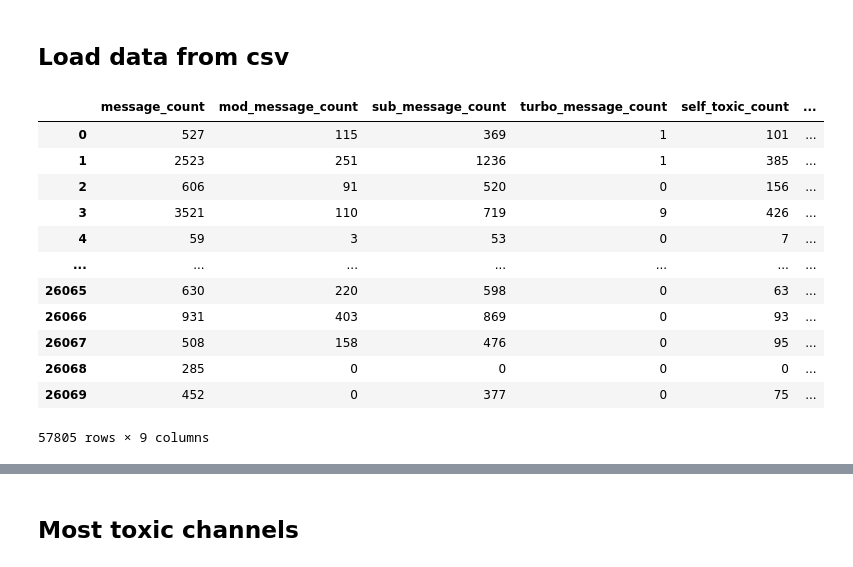
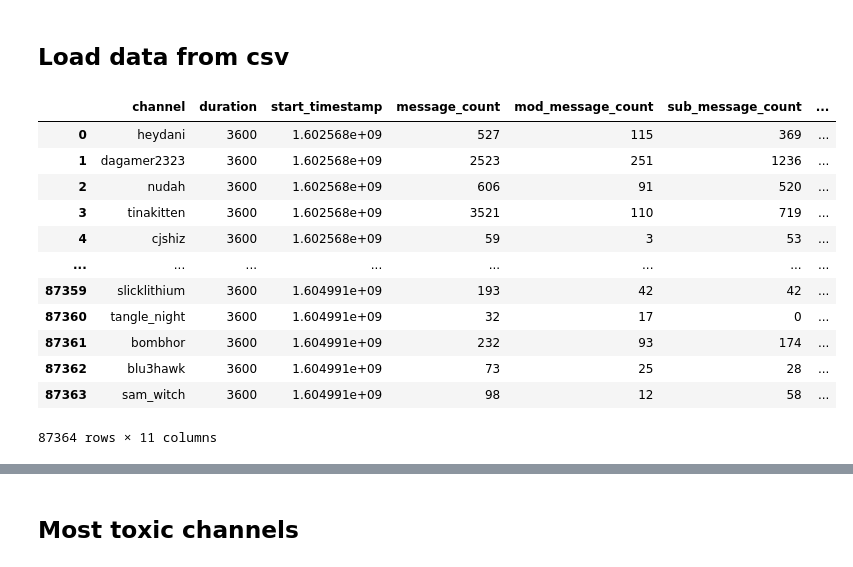
Before and after one commit to goatgoose/twitch_reader, a Jupyter notebook: notebook.ipynb, the cells around one changed output, grey strips where cells are left out. Drawn from its saved outputs; the diff is of its cells as text; code cells hidden in the pictures.

```diff
--- a/notebook.ipynb
+++ b/notebook.ipynb
@@ -44,3 +65,19 @@ data = pd.concat([data1, data2])
+# %%
+data
+# %% [output]
+|  | channel | duration | start_timestamp | message_count | mod_message_count | sub_message_count | ... |
+| 0 | heydani | 3600 | 1.602568e+09 | 527 | 115 | 369 | ... |
+| 1 | dagamer2323 | 3600 | 1.602568e+09 | 2523 | 251 | 1236 | ... |
+| 2 | nudah | 3600 | 1.602568e+09 | 606 | 91 | 520 | ... |
+| 3 | tinakitten | 3600 | 1.602568e+09 | 3521 | 110 | 719 | ... |
+| 4 | cjshiz | 3600 | 1.602568e+09 | 59 | 3 | 53 | ... |
+| ... | ... | ... | ... | ... | ... | ... | ... |
+| 87359 | slicklithium | 3600 | 1.604991e+09 | 193 | 42 | 42 | ... |
+| 87360 | tangle_night | 3600 | 1.604991e+09 | 32 | 17 | 0 | ... |
+| 87361 | bombhor | 3600 | 1.604991e+09 | 232 | 93 | 174 | ... |
+| 87362 | blu3hawk | 3600 | 1.604991e+09 | 73 | 25 | 28 | ... |
+| 87363 | sam_witch | 3600 | 1.604991e+09 | 98 | 12 | 58 | ... |
+87364 rows × 11 columns
 # %%
 data = data.dropna(axis=0)
 
@@ -50,19 +87,3 @@ data["hour"] = data.apply(lambda row: datetime.fromtimestamp(row["start_timestam
 # %%
 X = data.drop(labels=["start_timestamp", "duration", "channel", "hopped_toxic_count", "hopped_positive_count"], axis=1)
 y = data["hopped_toxic_count"]
-# %%
-X
-# %% [output]
-|  | message_count | mod_message_count | sub_message_count | turbo_message_count | self_toxic_count | ... |
-| 0 | 527 | 115 | 369 | 1 | 101 | ... |
-| 1 | 2523 | 251 | 1236 | 1 | 385 | ... |
-| 2 | 606 | 91 | 520 | 0 | 156 | ... |
-| 3 | 3521 | 110 | 719 | 9 | 426 | ... |
-| 4 | 59 | 3 | 53 | 0 | 7 | ... |
-| ... | ... | ... | ... | ... | ... | ... |
-| 26065 | 630 | 220 | 598 | 0 | 63 | ... |
-| 26066 | 931 | 403 | 869 | 0 | 93 | ... |
-| 26067 | 508 | 158 | 476 | 0 | 95 | ... |
-| 26068 | 285 | 0 | 0 | 0 | 0 | ... |
-| 26069 | 452 | 0 | 377 | 0 | 75 | ... |
-57805 rows × 9 columns
```
Also changed, not shown: parts of 27 cells of this notebook, 4 other files.
